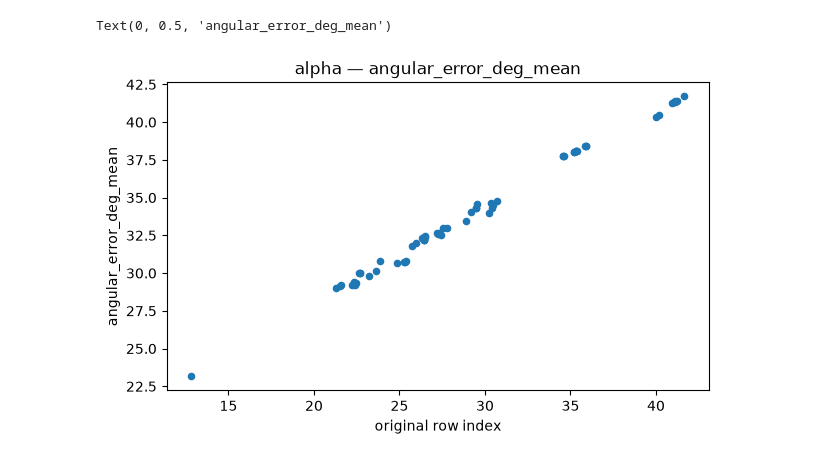
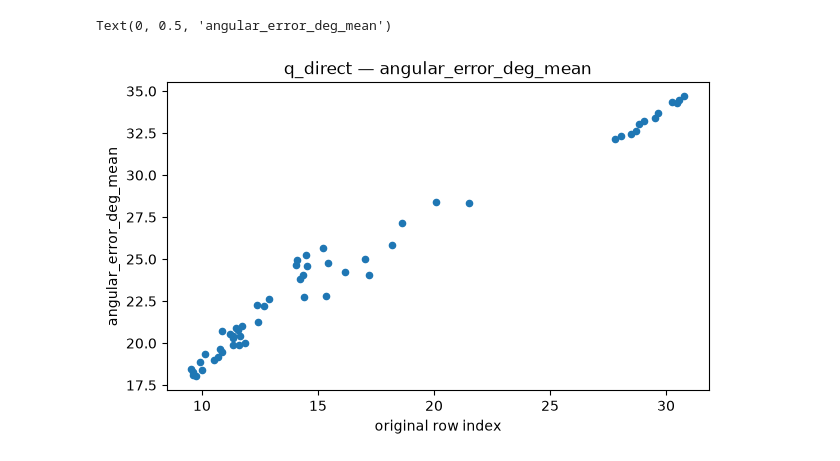
Before and after one commit to daJCP/delta-fibernet-experiments, a Jupyter notebook: experiments/q_tensor_best_fibernet_config_high_density/analysis_results.ipynb, the cells around one changed output. Saved outputs shown, nothing was run; the diff lists cells and outputs as text; code cells hidden in the pictures.

```diff
--- a/experiments/q_tensor_best_fibernet_config_high_density/analysis_results.ipynb
+++ b/experiments/q_tensor_best_fibernet_config_high_density/analysis_results.ipynb
@@ -262,24 +274,24 @@ df_stats.loc[df_stats["model"] == "q_direct"].sort_values(by="angular_error_deg_
 # %%
-model_name = "alpha"
+model_name = "q_direct"
 
 plot_df = (
     df_stats.loc[df_stats["model"] == model_name]
     .sort_values(by="angular_error_deg_mean")
     .reset_index()
 )
 
 ax = plot_df.plot.scatter(
     x="angular_error_deg_median",
     y="angular_error_deg_mean",
     figsize=(7, 4),
     title=f"{model_name} — angular_error_deg_mean"
 )
 
 ax.set_xlabel("original row index")
 ax.set_ylabel("angular_error_deg_mean")
 # %% [output]
 Text(0, 0.5, 'angular_error_deg_mean')
-[figure, old version]
+[figure, new version]
 # %%
 df_stats.describe()
 # %% [output]
```
Also changed, not shown: parts of 11 cells of this notebook.
